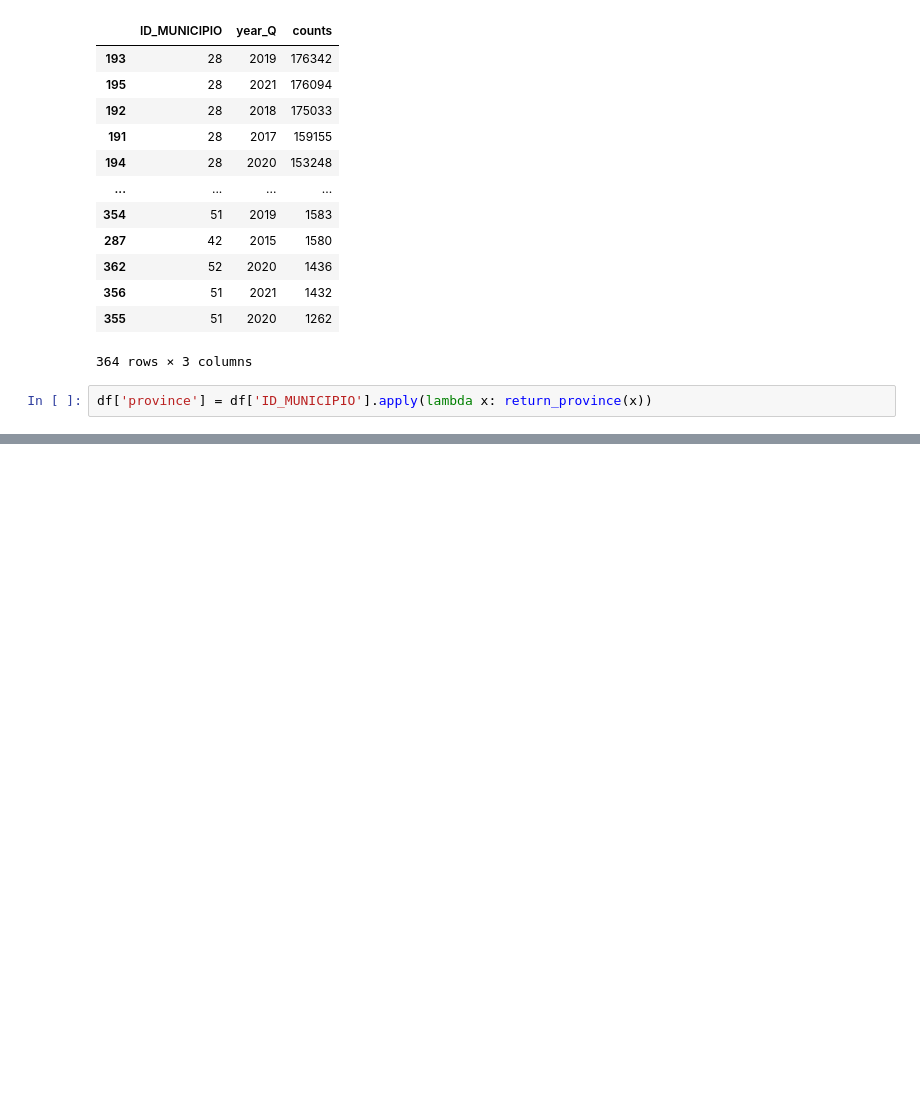
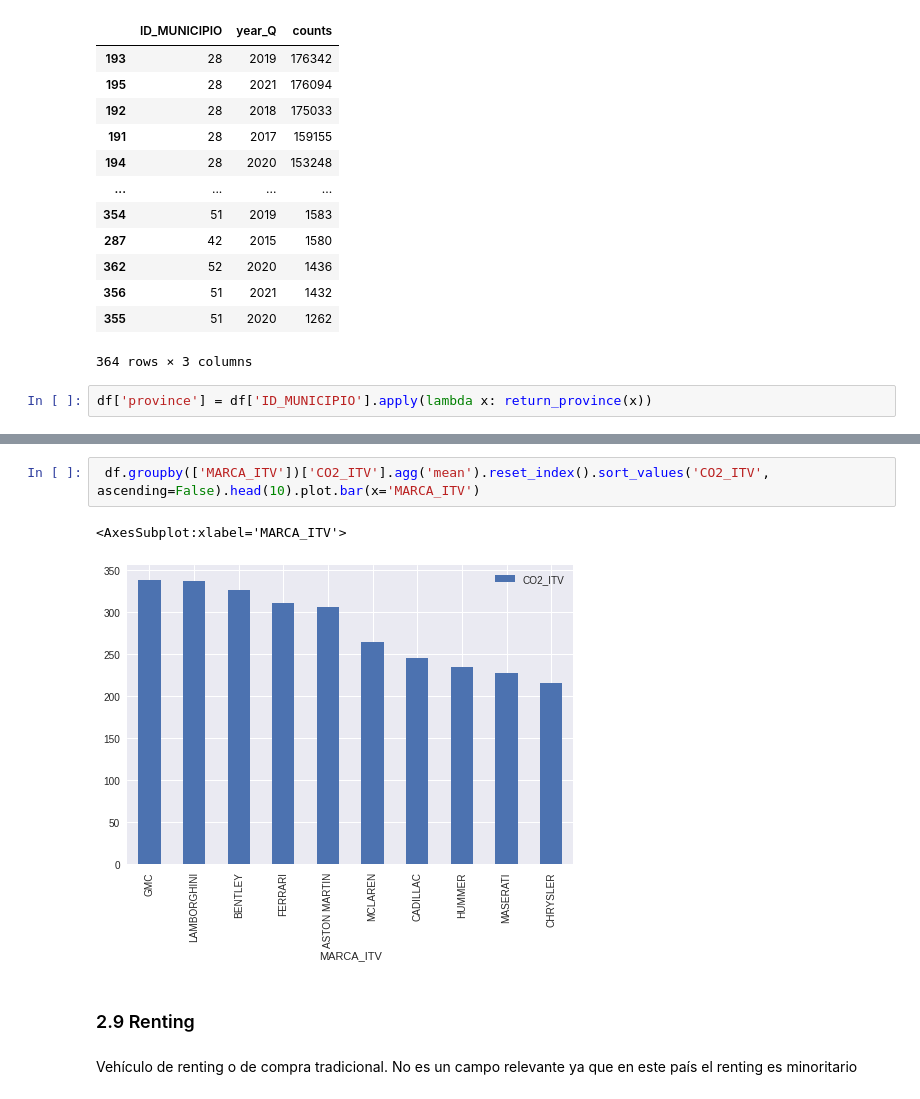
Before and after one commit to rauljcuesta/kschool_ds_30_estudio_mercado_turismo_segunda_mano, a Jupyter notebook: 03_study_dgt_dataset.ipynb, the cells around one changed output, grey strips where cells are left out. Cells and saved outputs as stored; diff of their text form; blank space fills up the shorter version.

```diff
--- a/03_study_dgt_dataset.ipynb
+++ b/03_study_dgt_dataset.ipynb
@@ -784,2 +1051,11 @@ df['CO2_ITV'].value_counts(bins=bins, sort=False).reset_index().plot.bar(x='inde
+# %%
+ df.groupby(['MARCA_ITV'])['CO2_ITV'].agg('mean').reset_index().sort_values('CO2_ITV', ascending=False).head(10).plot.bar(x='MARCA_ITV')
+# %% [output]
+<AxesSubplot:xlabel='MARCA_ITV'>
+[figure, added]
+# %% [markdown]
+### 2.9 Renting
+# %% [markdown]
+Vehículo de renting o de compra tradicional. No es un campo relevante ya que en este país el renting es minoritario
 # %%
 df.groupby(['RENTING']).size().reset_index(name='counts')
```
Also changed, not shown: parts of 98 cells of this notebook.
